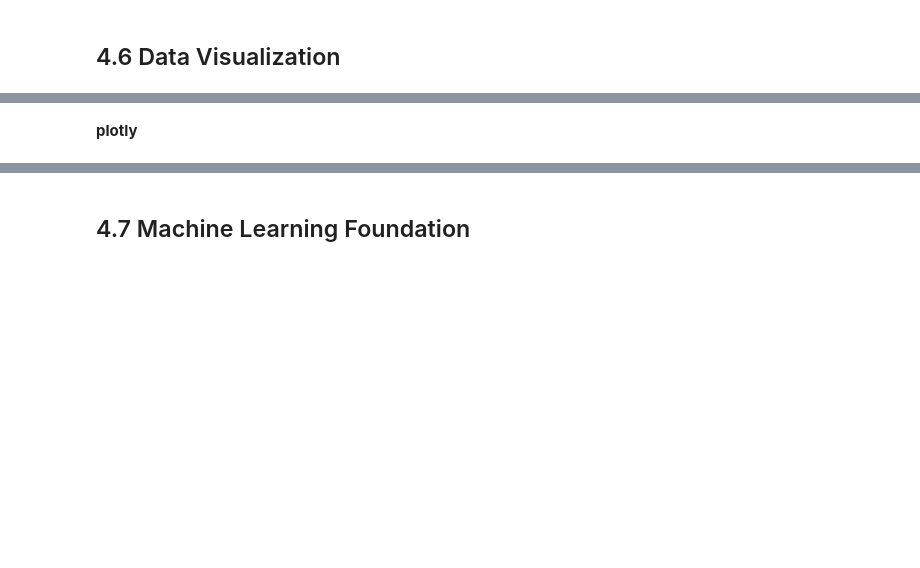
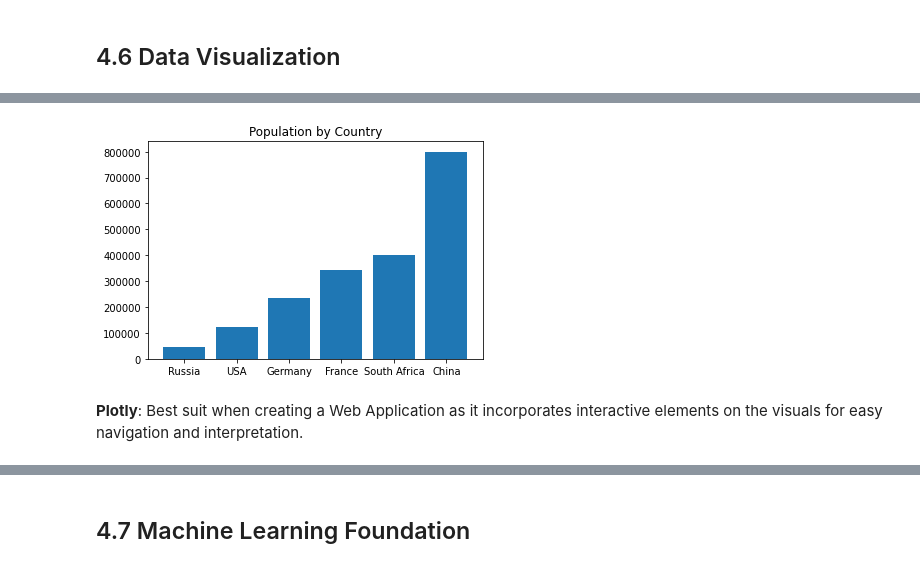
Before and after one commit to eddychetz/machine-learning-labs, a Jupyter notebook: lab-100-introduction/lab_100-introduction-and-project-setup.ipynb, the cells around one changed output, grey strips where cells are left out. Saved outputs shown, nothing was run; the diff lists cells and outputs as text; code cells hidden in the pictures; blank space fills up the shorter version.

```diff
--- a/lab-100-introduction/lab_100-introduction-and-project-setup.ipynb
+++ b/lab-100-introduction/lab_100-introduction-and-project-setup.ipynb
@@ -779,2 +821,8 @@ These are some basic examples of common data manipulation and preprocessing task
+# %%
+plt.bar(data=df.sort_values(by='Population', ascending=True), x='Country', height='Population')
+plt.title('Population by Country')
+plt.show()
+# %% [output]
+[figure, added]
 # %% [markdown]
-**plotly**
+**Plotly**: Best suit when creating a Web Application as it incorporates interactive elements on the visuals for easy navigation and interpretation.
```
Also changed, not shown: parts of 35 cells of this notebook, 6 other files.
